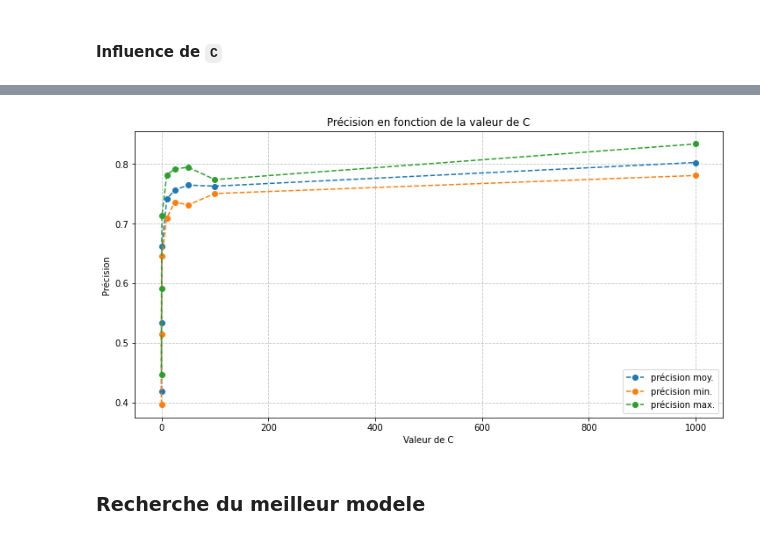
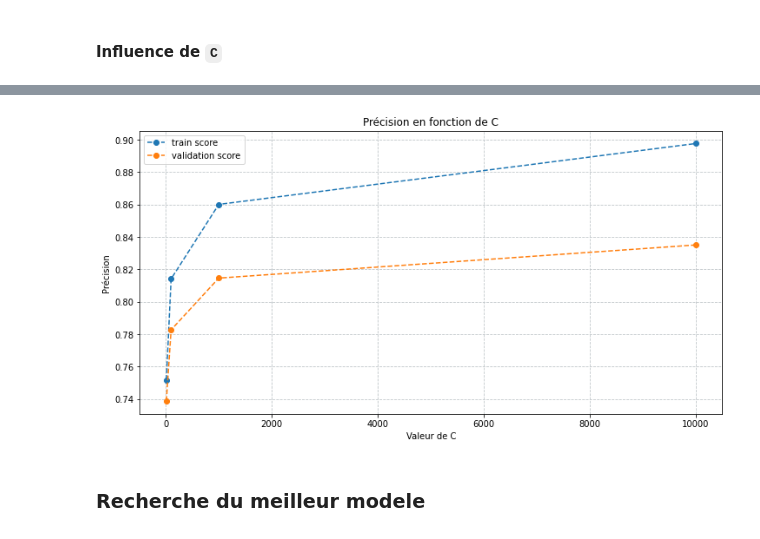
Before and after one commit to virtuel75/avila-analysis, a Jupyter notebook: notebook/avila_analysis.ipynb, the cells around one changed output, grey strips where cells are left out. Cells and saved outputs as stored; diff of their text form; code cells hidden in the pictures.

```diff
--- a/notebook/avila_analysis.ipynb
+++ b/notebook/avila_analysis.ipynb
@@ -278,0 +299,5 @@ plt.show()
+# %%
+X_train = data_tr.loc[:, data_tr.columns != target_attribute]
+X_train = X_train.filter(features_mask)
+
+y_train = data_tr.loc[:, target_attribute]
@@ -345,14 +349,13 @@ def acc_statistic(accuracies):
 # %%
-def analyse_result_with_plot(x, y1, y2, y3, x_label, y_label, title, figsize=(12, 6)):
+def analyse_with_plot(x, train_score, val_score, x_label, title, figsize=(12, 6)):
   """
   Génerer une analyse visuel
   """
   plt.figure(figsize=figsize)
-  plt.plot(x, y1, linestyle='dashed', marker='o', label='précision moy.')
-  plt.plot(x, y2, linestyle='dashed', marker='o', label='précision min.')
-  plt.plot(x, y3, linestyle='dashed', marker='o', label='précision max.')
+  plt.plot(x, train_score, linestyle='dashed', marker='o', label='train score')
+  plt.plot(x, val_score, linestyle='dashed', marker='o', label='validation score')
   plt.xlabel(x_label)
-  plt.ylabel(y_label)
+  plt.ylabel('Précision')
   plt.title(title)
   plt.legend()
   plt.grid(b=True, which='major', color='#bdc3c7', linestyle='--')
@@ -787,0 +696,7 @@ svm_c_max_accuracy = [max_acc for _, _, max_acc in svm_c_acc_stats]
+# %%
+svm_c_range = np.logspace(1, 4, 4)
+# %%
+svm_c_train_score, svm_c_val_score = validation_curve(svm_model, X_train, y_train, 'C', svm_c_range, verbose=1, n_jobs=-1)
+
+svm_c_train_score = svm_c_train_score.mean(axis=1)
+svm_c_val_score = svm_c_val_score.mean(axis=1)
@@ -788,10 +706,8 @@ svm_c_max_accuracy = [max_acc for _, _, max_acc in svm_c_acc_stats]
 # %%
-analyse_result_with_plot(svm_c_values,
-                         svm_c_mean_accuracy,
-                         svm_c_min_accuracy,
-                         svm_c_max_accuracy,
-                         'Valeur de C',
-                         'Précision',
-                         'Précision en fonction de la valeur de C')
+analyse_with_plot(svm_c_range,
+                  svm_c_train_score,
+                  svm_c_val_score,
+                  'Valeur de C',
+                  'Précision en fonction de C')
 # %% [output]
-[figure, old version]
+[figure, new version]
```
Also changed, not shown: parts of 262 cells of this notebook.
